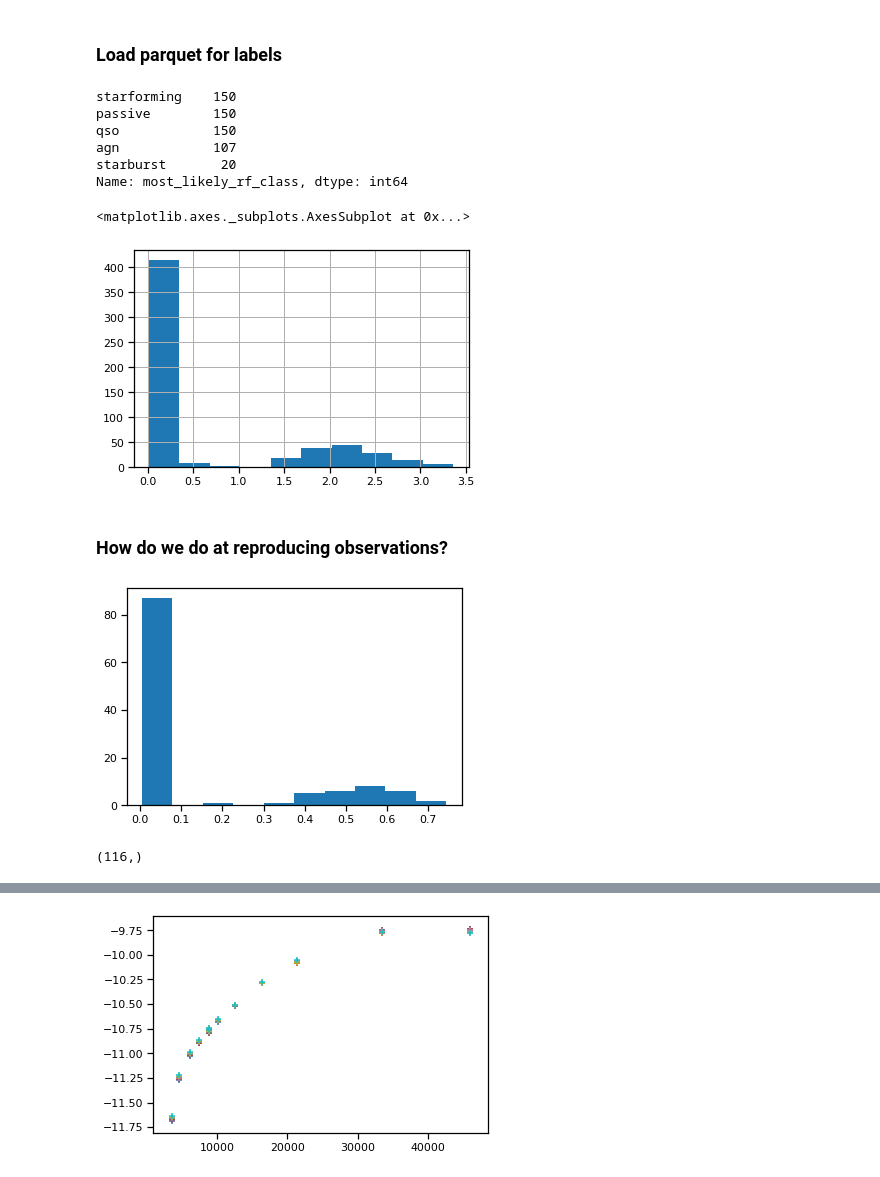
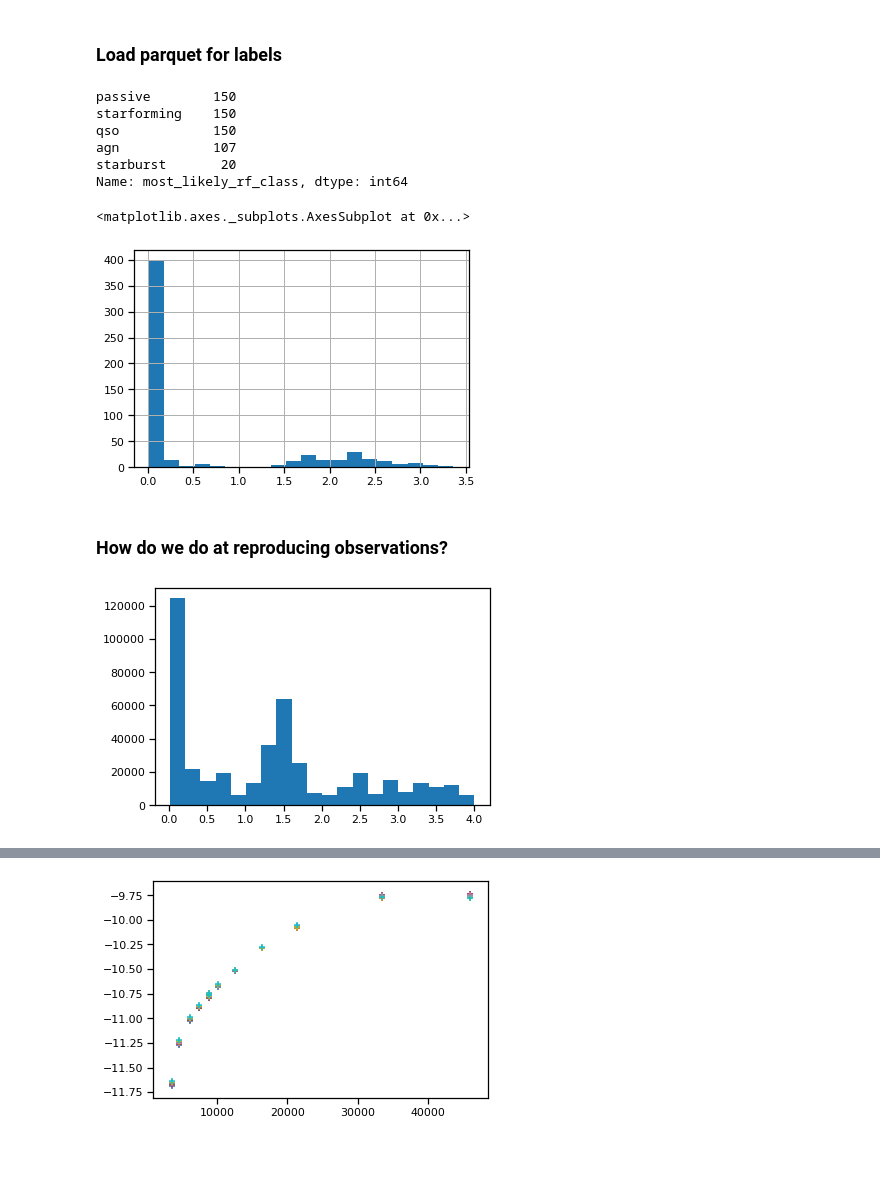
Before and after one commit to mwalmsley/agnfinder, a Jupyter notebook: notebooks/fitting_real_galaxies/results_on_uk_ir_selection.ipynb, the cells around one changed output, grey strips where cells are left out. Drawn from its saved outputs; the diff is of its cells as text; code cells hidden in the pictures.

```diff
--- a/notebooks/fitting_real_galaxies/results_on_uk_ir_selection.ipynb
+++ b/notebooks/fitting_real_galaxies/results_on_uk_ir_selection.ipynb
@@ -25,27 +24,32 @@ os.chdir('/home/mike/repos/agnfinder')
 # %%
-params = ['mass', 'dust2', 'tage', 'tau', 'agn_disk_scaling', 'agn_eb_v', 'agn_torus_scaling', 'agn_inclination']
+
 # save_dir = 'results/emulated_sampling/real'
-save_dir = '/media/mike/beta/agnfinder_results/uk_ir_selection_577_inc_med'
+save_dir = '/media/mike/beta/agnfinder_results/uk_ir_selection_577_varz'
 
 galaxy_locs = glob.glob(save_dir + '/galaxy*.h5')
 assert galaxy_locs
+
+
+# open one galaxy for params
+with h5py.File(galaxy_locs[0], mode='r') as f:
+    params = f['samples'].attrs['free_param_names']
 
 galaxies = []
 true_observations = len(galaxy_locs)
 for n, galaxy_loc in enumerate(galaxy_locs):
     try:
-        f = h5py.File(galaxy_loc, mode='r')
+        with h5py.File(galaxy_loc, mode='r') as f:
 #         print(f['is_accepted'][...].mean())
-        if f['is_accepted'][...].mean() < 0.6:
-            print(f['is_accepted'])
-        else:
-            galaxies.append({
-                'samples': np.squeeze(f['samples'][::100]),
-                'name': galaxy_loc.split('_')[-2],
-                'true_observations': np.squeeze(f['true_observations'][...]),
-                'redshift': f['redshift'][...],
-                'uncertainty': f['uncertainty'][...]
-            })
+            if f['is_accepted'][...].mean() < 0.6:
+                print(f['is_accepted'])
+            else:
+                galaxies.append({
+                    'samples': np.squeeze(f['samples'][::100]),
+                    'name': galaxy_loc.split('_')[-2],
+                    'true_observations': np.squeeze(f['true_observations'][...]),
+#                     'redshift': f['fixed_params'][...],
+                    'uncertainty': f['uncertainty'][...]
+                })
     except OSError:
         pass
 
@@ -67,16 +71,16 @@ labels = pd.read_parquet('data/uk_ir_selection_577.parquet')
 labels['most_likely_rf_class'] = labels[rf_cols].apply(lambda x: rf_classes[np.argmax(x.values)], axis=1)
 labels['most_likely_rf_class'].value_counts()
 # %% [output]
+passive        150
 starforming    150
-passive        150
 qso            150
 agn            107
 starburst       20
 Name: most_likely_rf_class, dtype: int64
 # %%
-labels['redshift'].hist()
+labels['redshift'].hist(bins=20)
 # %% [output]
 <matplotlib.axes._subplots.AxesSubplot at 0x...>
-[figure, old version]
+[figure, new version]
 # %%
 label_dict = dict(zip(labels.index, labels['most_likely_rf_class'].values))
@@ -96,11 +104,10 @@ wavelengths = np.array([ 3545.9515156 ,  4669.6375124 ,  6156.34362463,  7470.59
         8917.58185532, 16397.13029184, 12513.8266968 , 21392.23213854,
        10205.12640526,  8801.6644194 , 33461.019081  , 45952.08900757])
 # %%
-redshifts = np.array([g['redshift'] for g in galaxies]).squeeze()
-_ = plt.hist(redshifts)
+if 'redshift' not in params:
+    redshifts = np.array([g['fixed_params'] for g in galaxies]).squeeze() * 4
+else:
+    redshifts = np.array([g['samples'][:, 0] for g in galaxies]).flatten() * 4
+_ = plt.hist(redshifts, bins=20)
 # %% [output]
-[figure, old version]
+[figure, new version]
-# %%
-redshifts.shape
-# %% [output]
-(116,)
```
Also changed, not shown: parts of 29 cells of this notebook, 3 other files.
